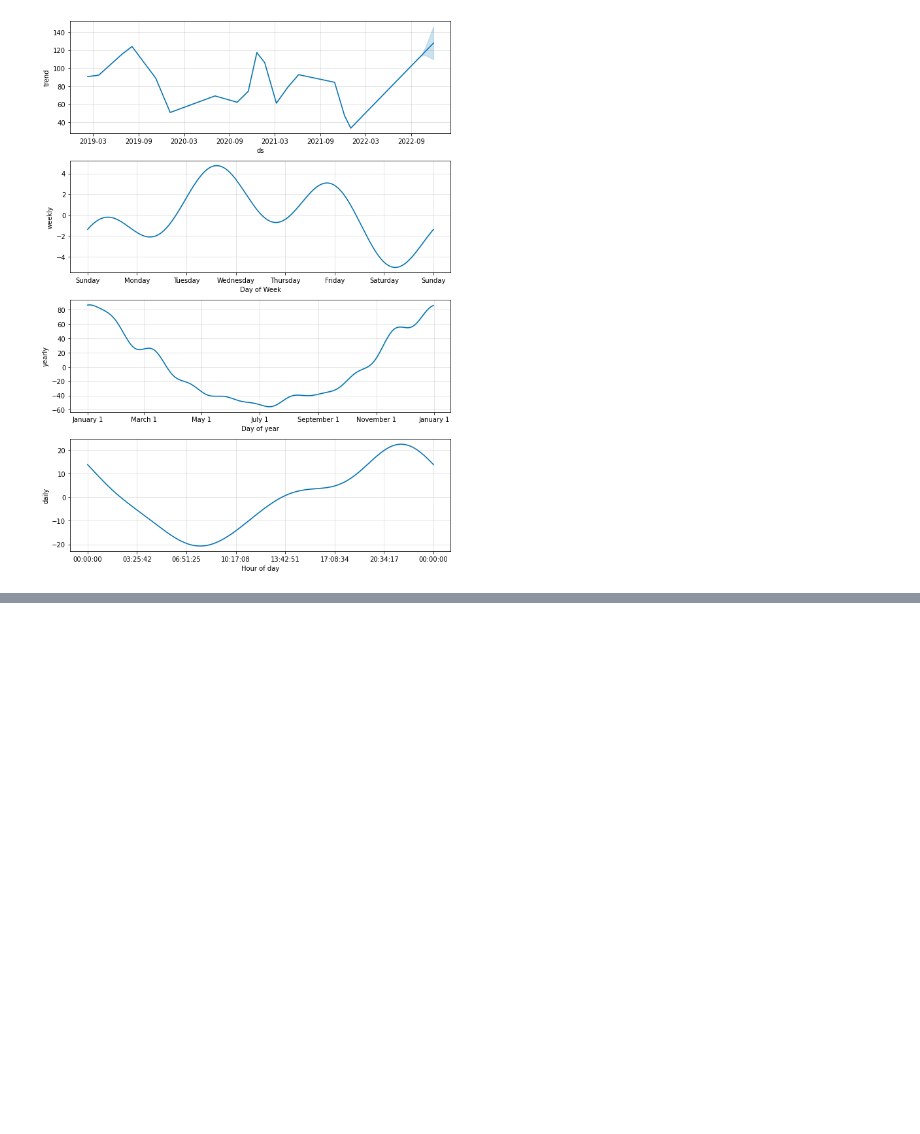
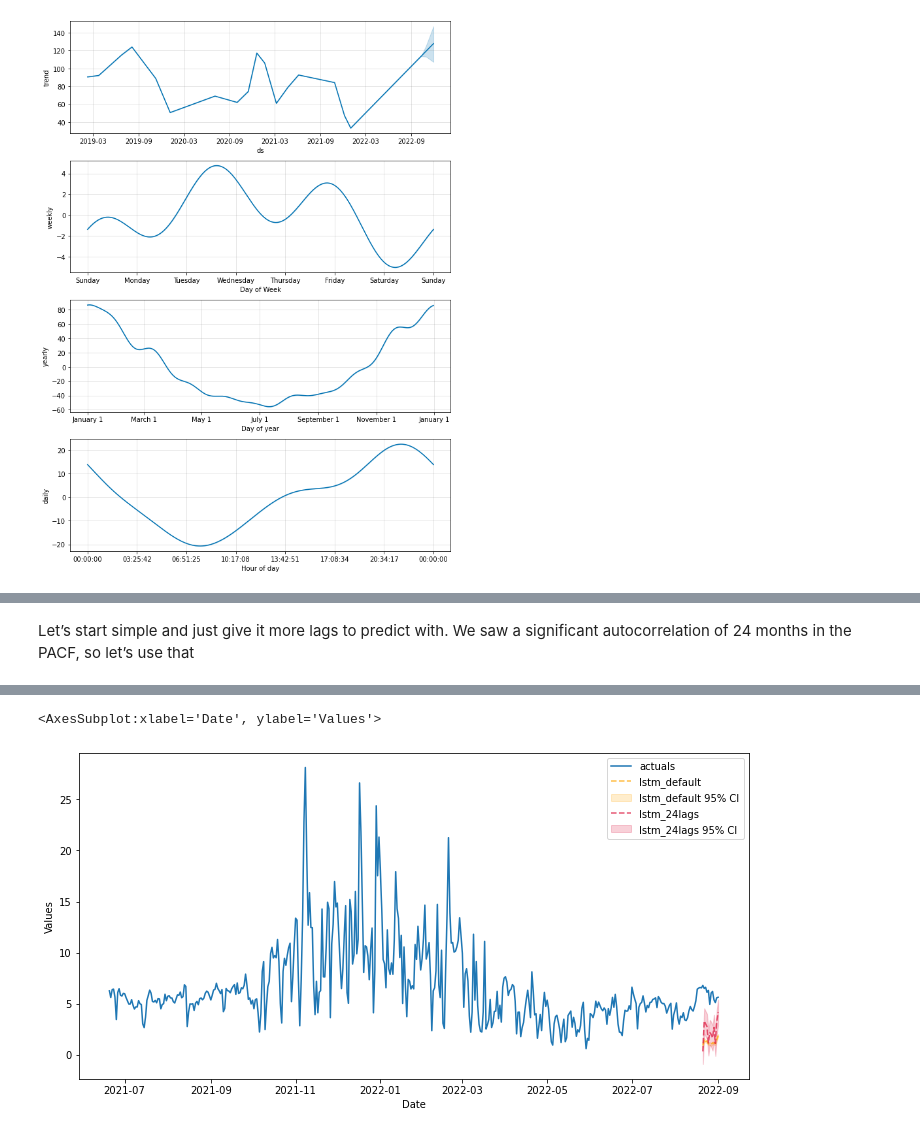
Before and after one commit to bashiralam185/Final_year_project, a Jupyter notebook: Datasets/forecasting/ForecastingPm1-pm10.ipynb, the cells around one changed output, grey strips where cells are left out. Drawn from its saved outputs; the diff is of its cells as text; code cells hidden in the pictures; blank space fills up the shorter version.

```diff
--- a/Datasets/forecasting/ForecastingPm1-pm10.ipynb
+++ b/Datasets/forecasting/ForecastingPm1-pm10.ipynb
@@ -219,0 +286,6 @@ fig2 = model.plot_components(forecast)
+# %% [markdown]
+Let’s start simple and just give it more lags to predict with. We saw a significant autocorrelation of 24 months in the PACF, so let’s use that
+# %%
+f.manual_forecast(call_me='lstm_24lags',lags=24)
+f.plot_test_set(ci=True)
+# %% [output]
@@ -219,0 +297,2 @@ fig2 = model.plot_components(forecast)
+<AxesSubplot:xlabel='Date', ylabel='Values'>
+[figure, added]
```
Also changed, not shown: parts of 30 cells of this notebook, 1 other file.
